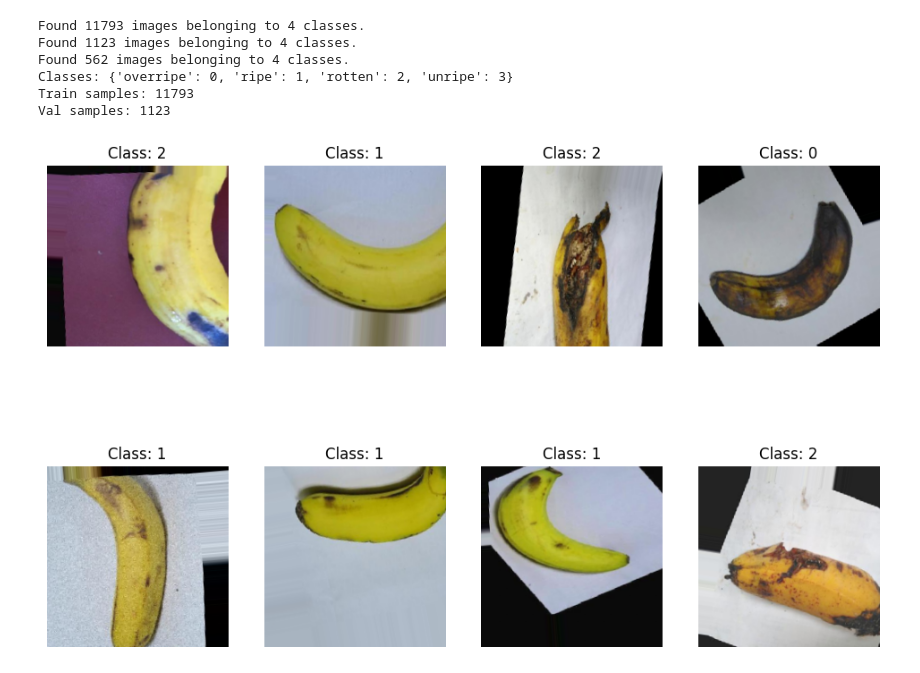
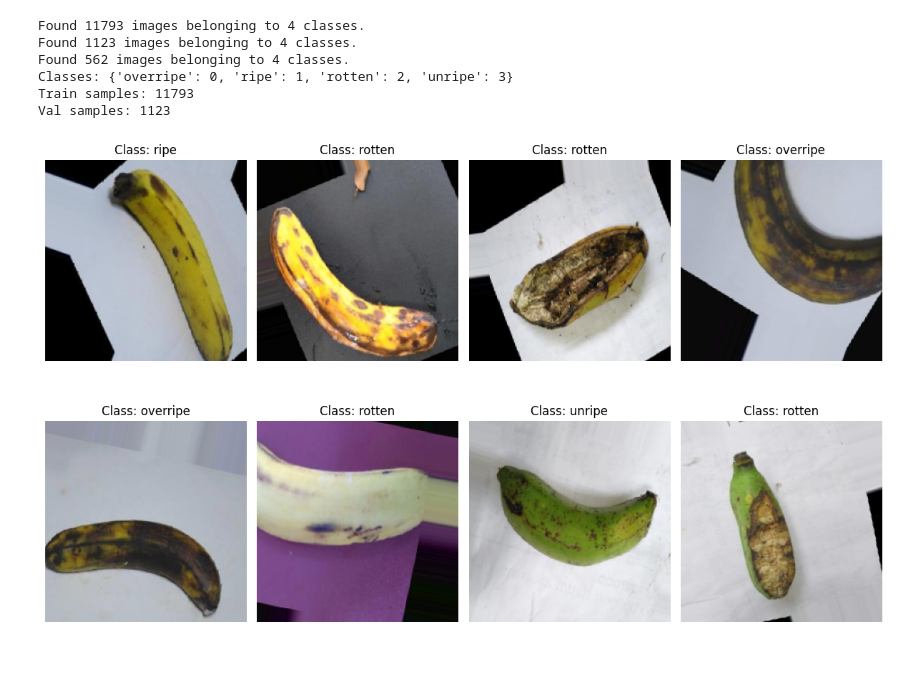
Before and after one commit to ATG13/banana-prediction-cnn, a Jupyter notebook: notebooks/01_data_exploration.ipynb, the cells around one changed output. Saved outputs shown, nothing was run; the diff lists cells and outputs as text; code cells hidden in the pictures.

```diff
--- a/notebooks/01_data_exploration.ipynb
+++ b/notebooks/01_data_exploration.ipynb
@@ -21,11 +28,16 @@ Val samples: 1123
 # %%
 images, labels = next(train_gen)
 plt.figure(figsize=(12, 8))
+
+class_names = {0: 'overripe', 1: 'ripe', 2: 'rotten', 3: 'unripe'}
+
 for i in range(8):
     plt.subplot(2, 4, i+1)
     plt.imshow(images[i])
-    plt.title(f'Class: {np.argmax(labels[i])}')
+    class_idx = np.argmax(labels[i])
+    plt.title(f'Class: {class_names[class_idx]}')
     plt.axis('off')
+plt.tight_layout()
 plt.show();
 # %% [output]
-[figure, old version]
+[figure, new version]
```
Also changed, not shown: parts of 1 cell of this notebook, 8 other files.
